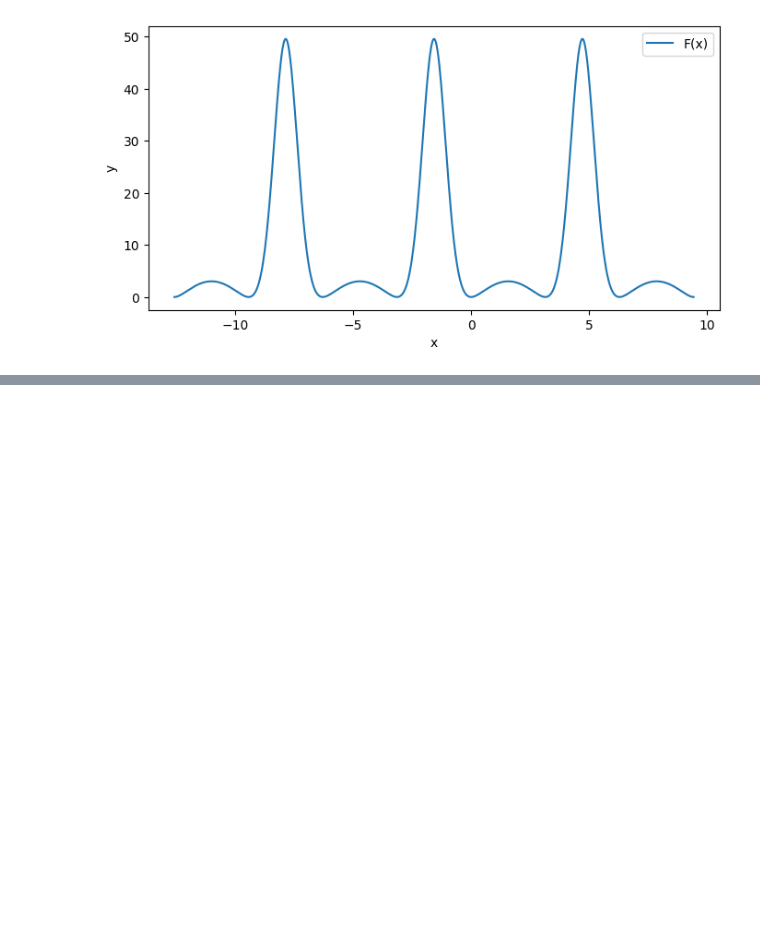
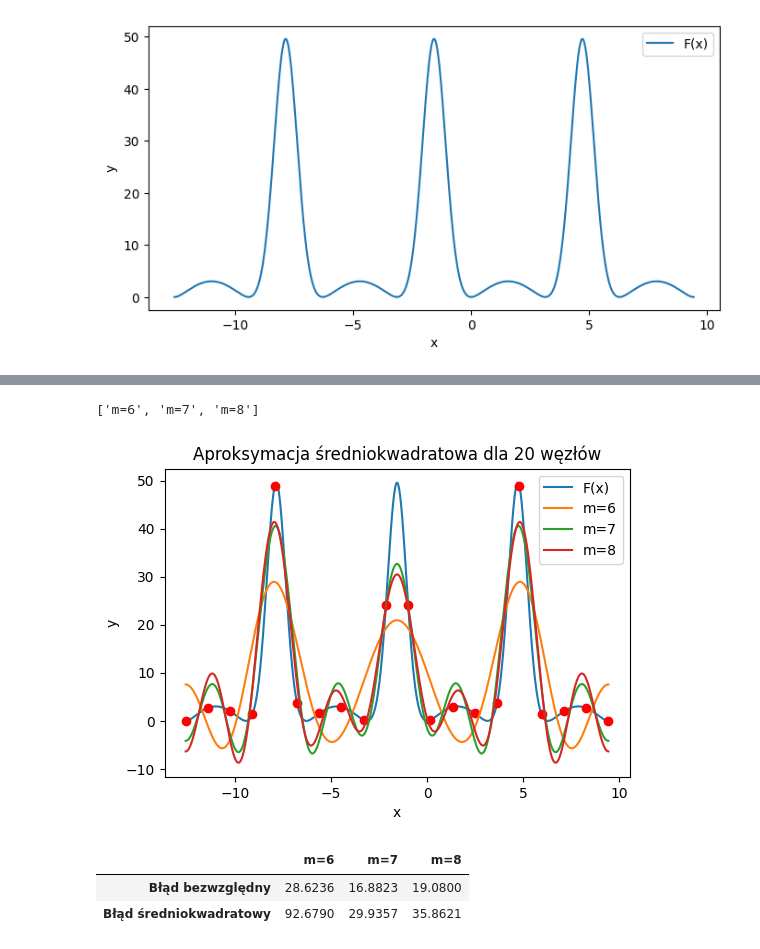
Before and after one commit to tomaszkurcon/mownit, a Jupyter notebook: lab_6/approximation_trigonometric.ipynb, the cells around one changed output, grey strips where cells are left out. Cells and saved outputs as stored; diff of their text form; code cells hidden in the pictures; blank space fills up the shorter version.

```diff
--- a/lab_6/approximation_trigonometric.ipynb
+++ b/lab_6/approximation_trigonometric.ipynb
@@ -123,0 +183,12 @@ display_approximation(f, a,b,n,m, trigonometric_approximation, labels=[],title=f
+# %%
+n=20
+m=[6,7,8]
+display_approximation(f, a,b,n,m, trigonometric_approximation, labels=[],title=f"Aproksymacja średniokwadratowa dla {n} węzłów"
+                                                           ,
+                      )
+# %% [output]
+['m=6', 'm=7', 'm=8']
+[figure, added]
+|  | m=6 | m=7 | m=8 |
+| Błąd bezwzględny | 28.6236 | 16.8823 | 19.0800 |
+| Błąd średniokwadratowy | 92.6790 | 29.9357 | 35.8621 |
```
Also changed, not shown: parts of 23 cells of this notebook, 1 other file.
